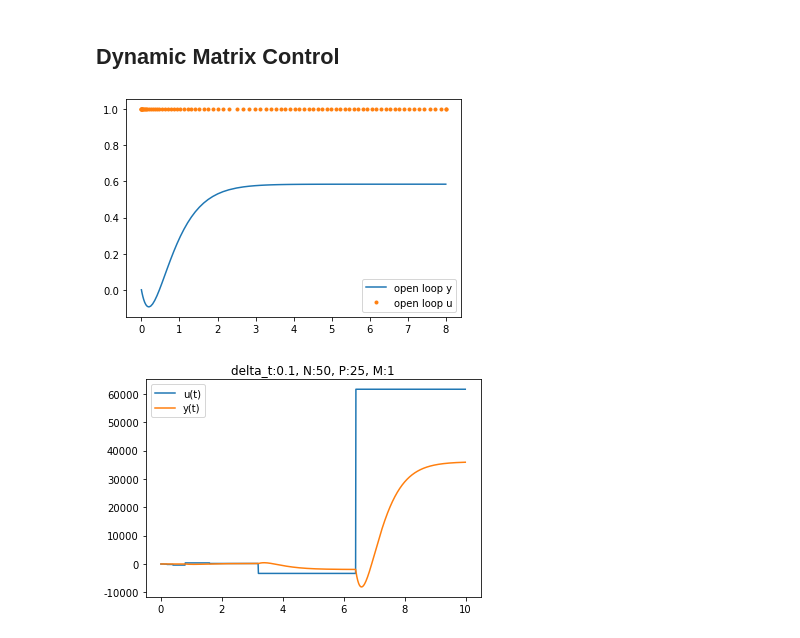
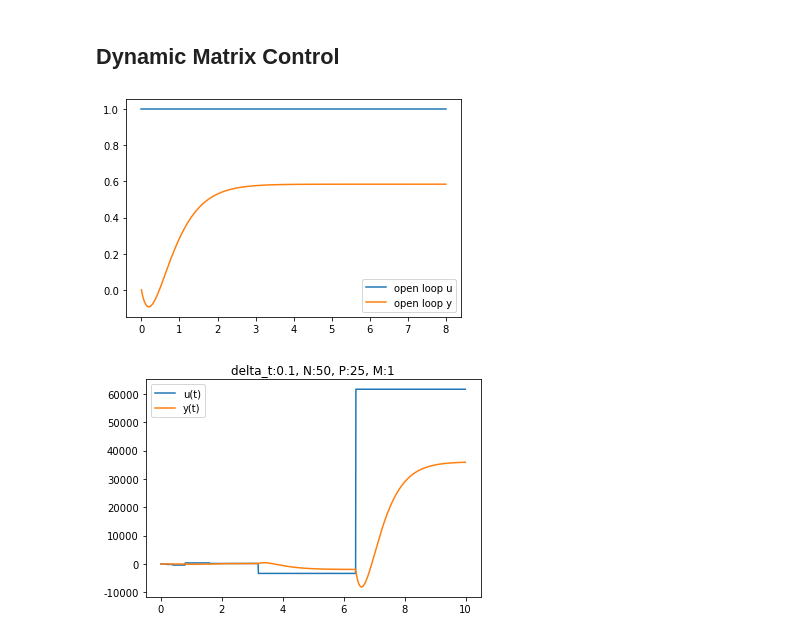
Before and after one commit to xsro/university-learning-code, a Jupyter notebook: 7预测控制/DynamicMatrixControl/Danamic-Matrix-Control.ipynb, the cells around one changed output. Drawn from its saved outputs; the diff is of its cells as text; code cells hidden in the pictures.

```diff
--- a/7过程控制/预测控制/Danamic-Matrix-Control.ipynb
+++ b/7预测控制/DynamicMatrixControl/Danamic-Matrix-Control.ipynb
@@ -83,34 +83,35 @@ def ModelPredictiveControl(delta_t,N,P,M):
 # %%
 Gp_ss=control.tf2ss(Gp)
 process=simupy.systems.LTISystem(Gp_ss.A,Gp_ss.B,Gp_ss.C)
 # construct reference
 ref = simupy.systems.SystemFromCallable(lambda *args: np.ones(1), 0, 1)
 
 list=[
     (0.1,50,25,1),
     (0.1,50,10,1),
     (0.1,50,8,1),
     (0.1,50,7,1),
 ]
 
 plt.figure()
 
 controller=simupy.systems.SystemFromCallable(
     lambda t,u:np.array(u[1]),
     2,1)
 
 BD=BlockDiagram(controller,process,ref)
 BD.connect(controller,process)
 BD.connect(process,controller,outputs=[0],inputs=[0])
 BD.connect(ref,controller,outputs=[0],inputs=[1])
 
 result=BD.simulate(8)
+plt.plot(result.t, result.y[:,0], label="open loop u")
 plt.plot(result.t, result.y[:,1], label="open loop y")
-plt.plot(result.t, result.y[:,0],".", label="open loop u")
+
 plt.legend()
 plt.show()
 # %% [output]
-[figure, old version]
+[figure, new version]
 # %%
 for (delta_t,N,P,M) in list:
     title="delta_t:%.1f, N:%d, P:%d, M:%d"%(delta_t,N,P,M)
```
Also changed, not shown: 8 other files.
